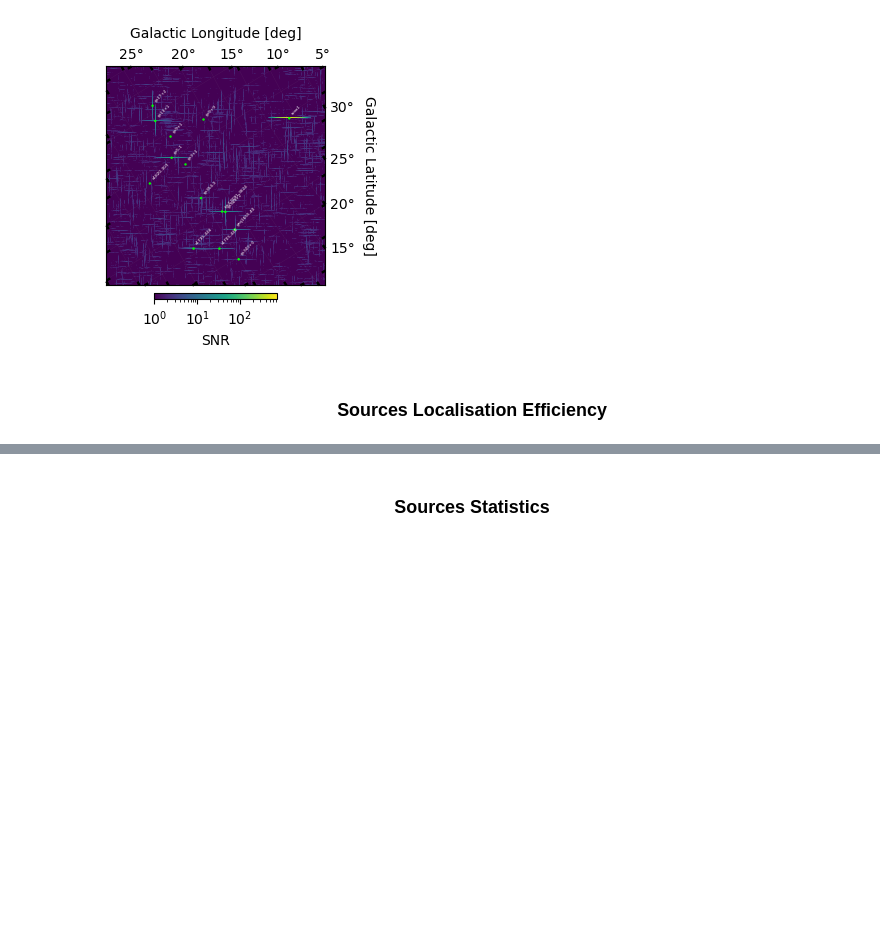
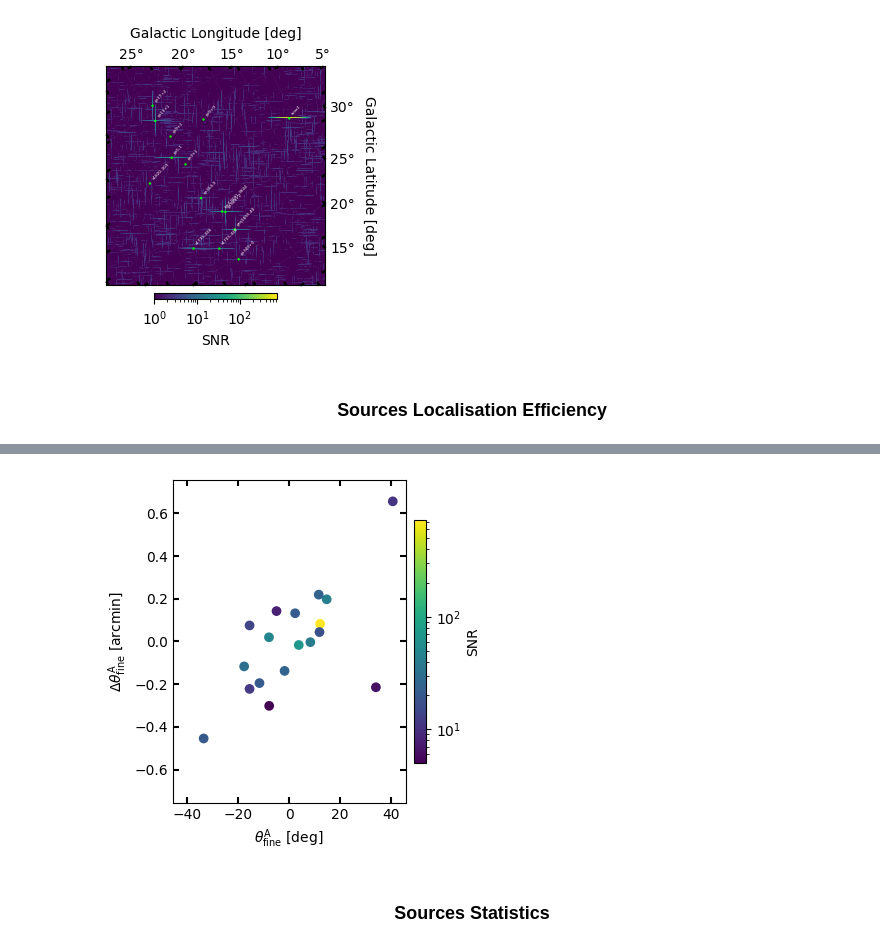
Before and after one commit to EdoardoGiancarli/LearningCodedMasks, a Jupyter notebook: IROS/PAPER_RecImgs.ipynb, the cells around one changed output, grey strips where cells are left out. Drawn from its saved outputs; the diff is of its cells as text; code cells hidden in the pictures; blank space fills up the shorter version.

```diff
--- a/IROS/PAPER_RecImgs.ipynb
+++ b/IROS/PAPER_RecImgs.ipynb
@@ -310,3 +319,46 @@ show_coordsRes_vs_snr(
+# %%
+def show_coordsRes_vs_offaxis(
+    true: NDArray,
+    residues: NDArray,
+    snrvals: NDArray,
+    xlabel: str,
+    ylabel: str,
+    save_to: str | Path | None = None,
+    save_options: dict[str, Any] | None = None,
+    **fig_kws,
+    ) -> None:
+    """Plots the coordinates residues vs off-axis angle."""
+    fig, ax = plt.subplots(1, 1, tight_layout=True, **fig_kws)
+    pts_fine = ax.scatter(true, residues, c=snrvals, cmap='viridis', norm='log')
+    cbar = fig.colorbar(
+        pts_fine, ax=ax, location='right', shrink=0.75, pad=0.03,
+    )
+    cbar.set_label('SNR')
+    ax.set_xlim(*get_symlimits(true, offset=5))
+    ax.set_ylim(*get_symlimits(residues, offset=0.1))
+
+    ax.set_xlabel(xlabel=xlabel); ax.set_ylabel(ylabel=ylabel)
+    ax.xaxis.set_ticks_position('both'); ax.yaxis.set_ticks_position('both')
+    ax.tick_params(which='both', direction='in', width=1.5, length=4 if 'major' else 2.5)
+
+    if save_to is not None:
+        save_options_ = save_options or {}
+        fig.savefig(save_to, **save_options_)
+    plt.show()
+    return
+
+
+show_coordsRes_vs_offaxis(
+    true=np.array(logA.log['angle_x'])[:-3] - crdres_fine_A[:-3] / 60,
+    residues=crdres_fine_A[:-3],
+    snrvals=np.array(logA.log['snr'])[:-3],
+    xlabel='$\\theta_{\\text{fine}}^{\\text{A}}$ [deg]',
+    ylabel='$\\Delta\\theta_{\\text{fine}}^{\\text{A}}$ [arcmin]',
+    # save_to=f'{OUT_RESULTS_PATH}/coordsRes_vs_offaxis_camA.pdf',
+    figsize=(4, 4),
+)
+# %% [output]
+[figure, added]
 # %% [markdown]
 ### <center>**Sources Statistics**<center>
 # %%
```
Also changed, not shown: parts of 5 cells of this notebook.
